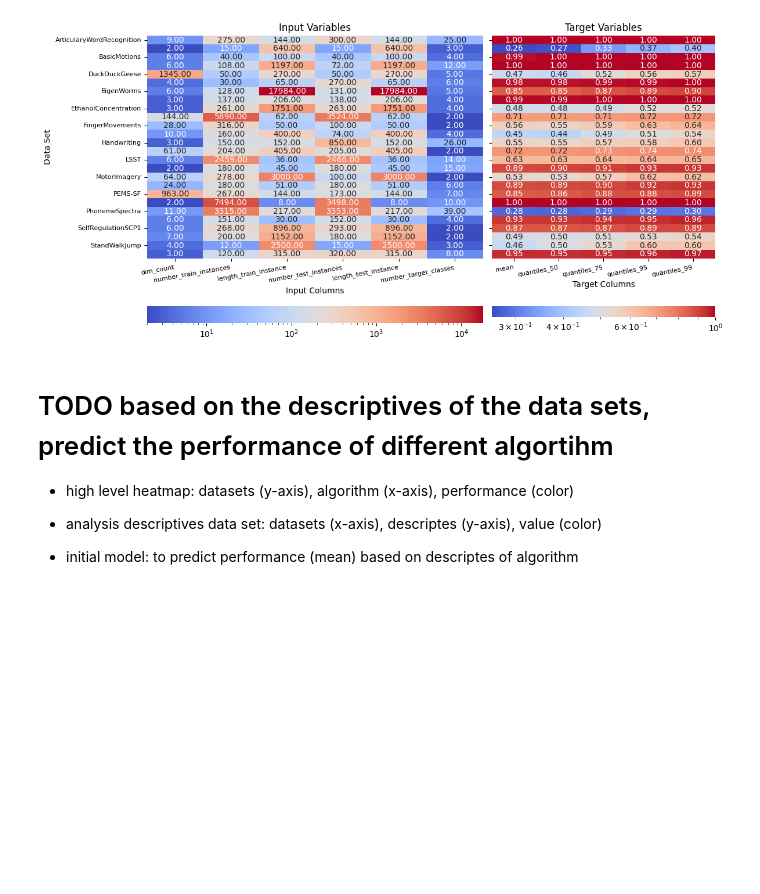
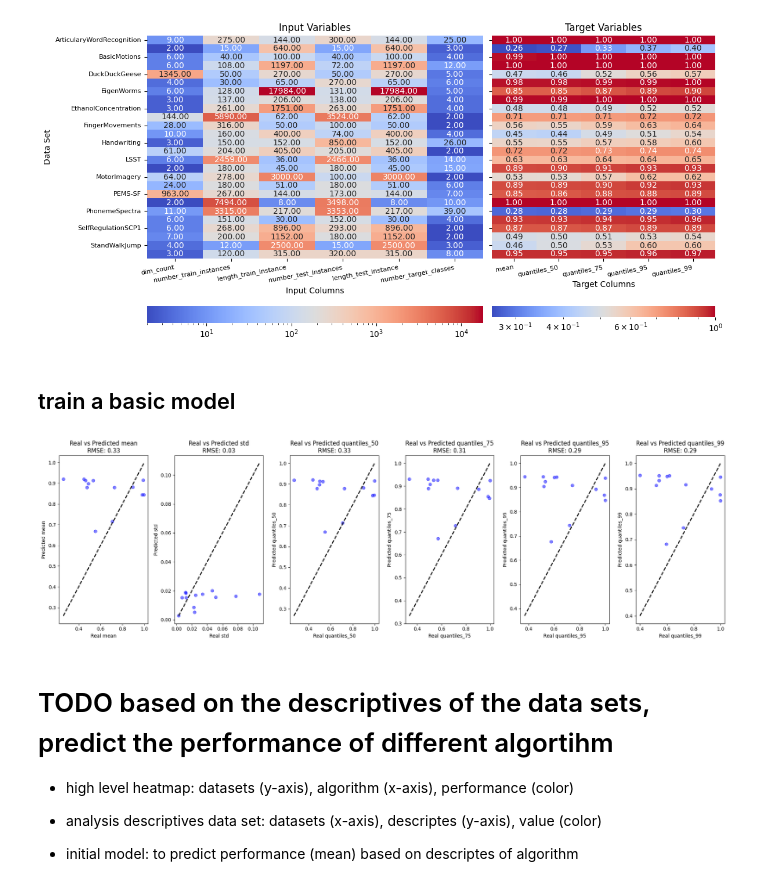
Before and after one commit to LarsBoecking/time_series_fingerprint, a Jupyter notebook: 02_multivariat_explore_data.ipynb, the cells around one changed output. Saved outputs shown, nothing was run; the diff lists cells and outputs as text; code cells hidden in the pictures; blank space fills up the shorter version.

Commit message:
basic linear model

```diff
--- a/02_multivariat_explore_data.ipynb
+++ b/02_multivariat_explore_data.ipynb
@@ -495,6 +495,61 @@ plt.tight_layout()
 plt.show()
 # %% [output]
 [figure]
+# %% [markdown]
+## train a basic model
+# %%
+import matplotlib.pyplot as plt
+from sklearn.model_selection import train_test_split
+from sklearn.linear_model import LinearRegression
+from sklearn.metrics import mean_squared_error
+
+input_columns = [
+    "dim_count",
+    "number_train_instances",
+    "length_train_instance",
+    "number_test_instances",
+    "length_test_instance",
+    "number_target_classes",
+]
+
+target_columns = ["mean","std", "quantiles_50", "quantiles_75", "quantiles_95", "quantiles_99"]# Add and remove target columns as needed
+
+X = matched_data_sets[input_columns]
+y = matched_data_sets[target_columns]
+
+# Split the data into training and testing sets
+X_train, X_test, y_train, y_test = train_test_split(X, y, test_size=0.5, random_state=42)
+
+# Create a dictionary to store model predictions
+y_pred = {}
+
+# Train a model for each target column
+for column in target_columns:
+    model = LinearRegression()
+    model.fit(X_train, y_train[column])
+    y_pred[column] = model.predict(X_test)
+
+# Calculate and plot the predictions
+plt.figure(figsize=(20, 6))
+
+for i, column in enumerate(target_columns):
+    real_values = y_test[column]
+    predicted_values = y_pred[column]
+
+    # Calculate the root mean squared error (RMSE)
+    rmse = mean_squared_error(real_values, predicted_values, squared=False)
+
+    plt.subplot(1, len(target_columns), i + 1)
+    plt.scatter(real_values, predicted_values, color='b', alpha=0.5)
+    plt.plot([real_values.min(), real_values.max()], [real_values.min(), real_values.max()], 'k--', lw=2)
+    plt.xlabel(f"Real {column}")
+    plt.ylabel(f"Predicted {column}")
+    plt.title(f"Real vs Predicted {column}\nRMSE: {rmse:.2f}")
+
+plt.tight_layout()
+plt.show()
+# %% [output]
+[figure, added]
 # %% [markdown]
 # TODO based on the descriptives of the data sets, predict the performance of different algortihm
 
```
Also changed, not shown: parts of 3 cells of this notebook.
